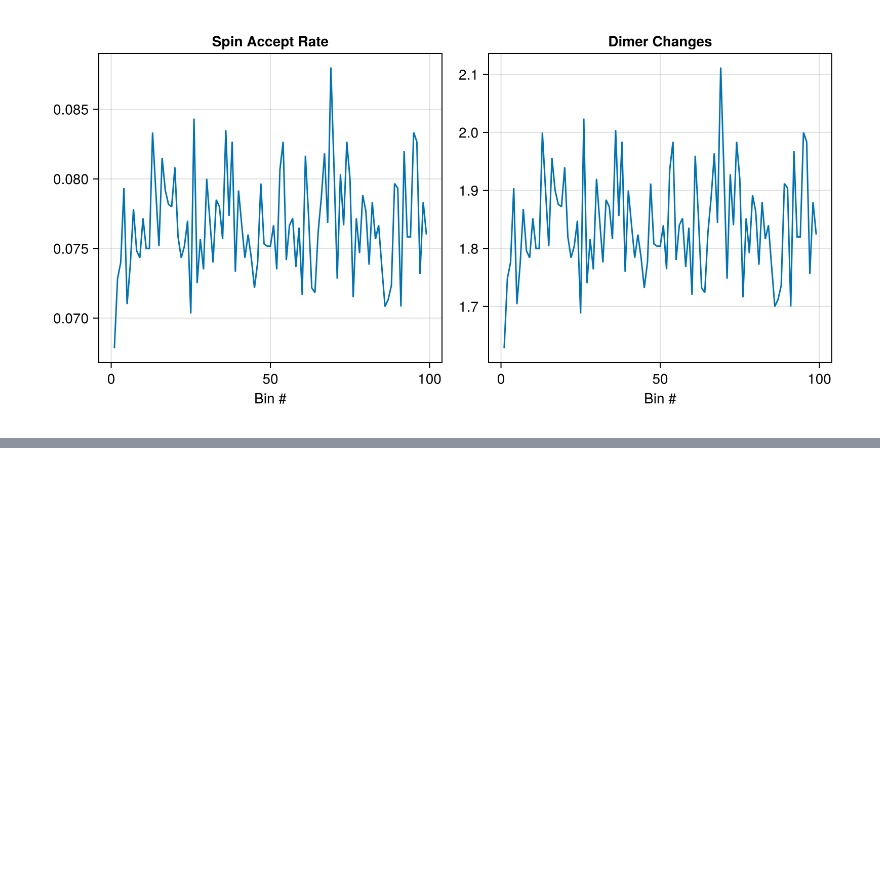
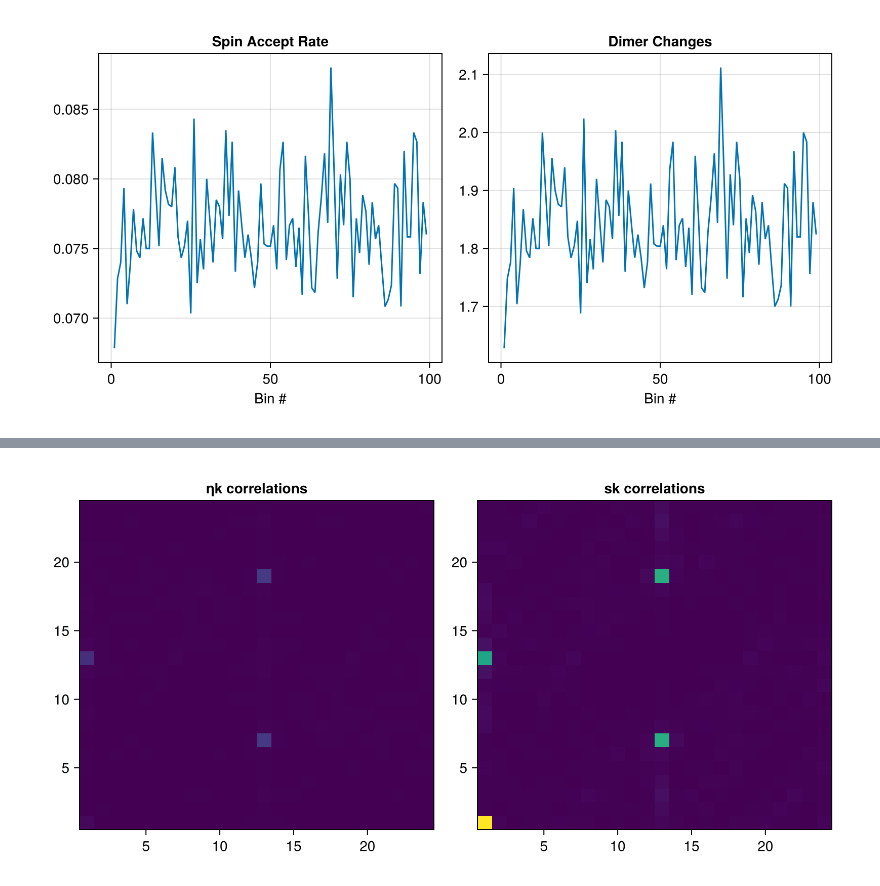
Before and after one commit to PatXue/WignerMolecule.jl, a Jupyter notebook: analysis/dimer-model.ipynb, the cells around one changed output, grey strips where cells are left out. Saved outputs shown, nothing was run; the diff lists cells and outputs as text; code cells hidden in the pictures; blank space fills up the shorter version.

```diff
--- a/analysis/dimer-model.ipynb
+++ b/analysis/dimer-model.ipynb
@@ -147,0 +195,4 @@ fig
+# %%
+generate_spinks("vbs", 1, dimer=2)
+# %% [output]
+[figure, added]
```
Also changed, not shown: parts of 8 cells of this notebook, 1 other file.
